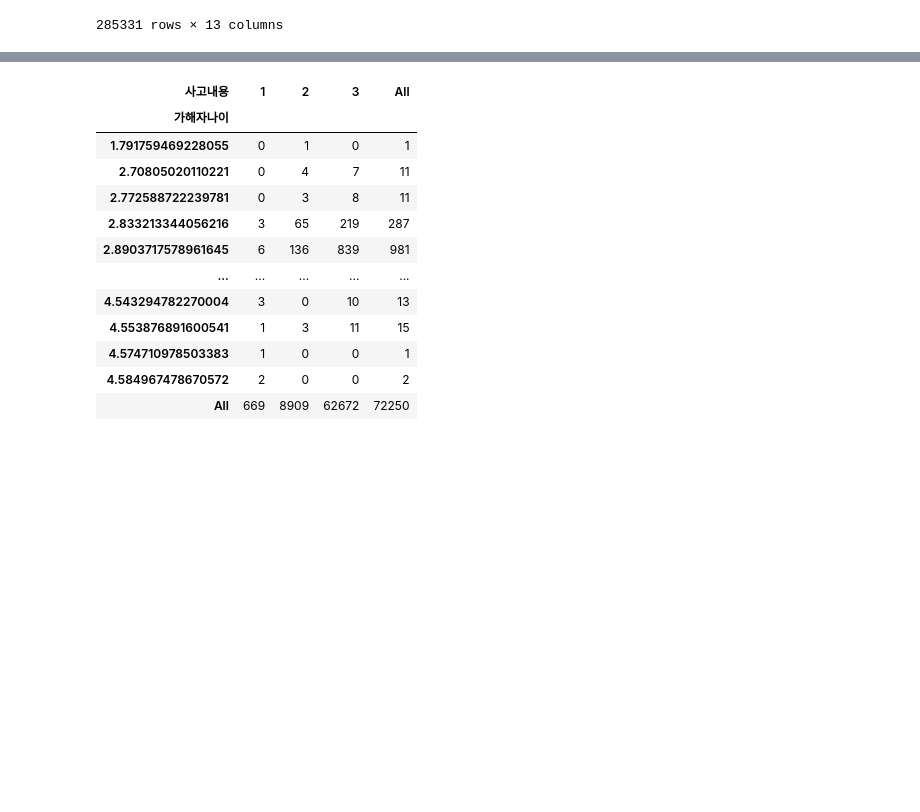
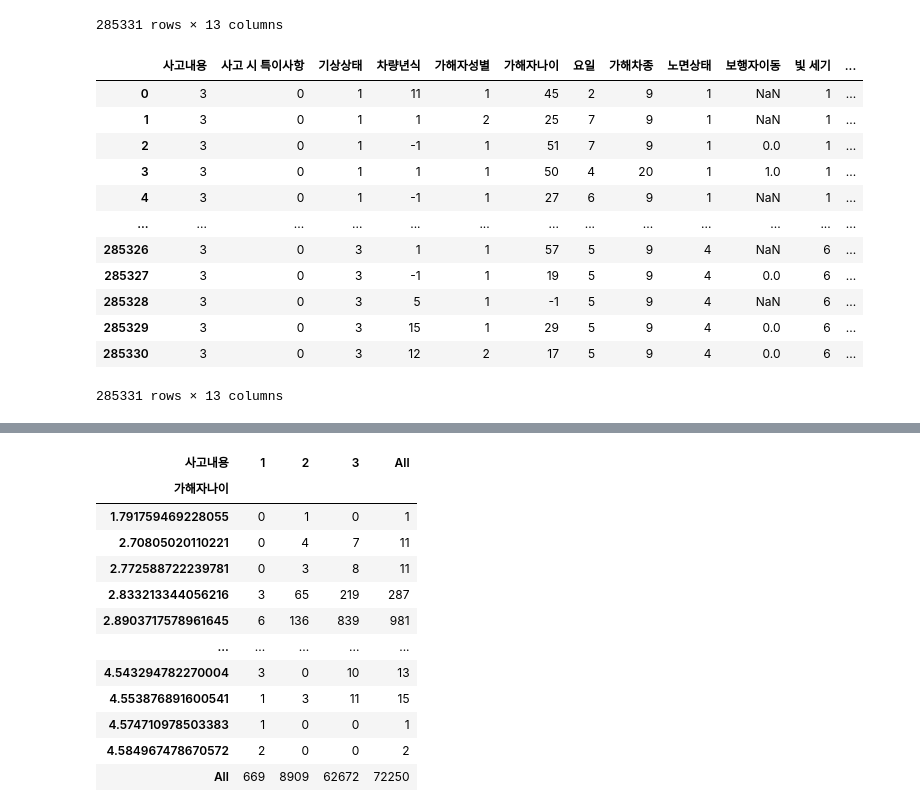
Before and after one commit to oohyun15/Prediction-of-Traffic-Accident-Risk, a Jupyter notebook: src/Preprocessing2.ipynb, the cells around one changed output, grey strips where cells are left out. Cells and saved outputs as stored; diff of their text form; code cells hidden in the pictures; blank space fills up the shorter version.

```diff
--- a/src/Preprocessing2.ipynb
+++ b/src/Preprocessing2.ipynb
@@ -229,0 +227,17 @@ df2
+# %%
+df2.rename(columns = {"도로형태 대분류" : "사고 시 특이사항" , "사고 조절" : "사고 시 통제 방법"},inplace= True)
+df2
+# %% [output]
+|  | 사고내용 | 사고 시 특이사항 | 기상상태 | 차량년식 | 가해자성별 | 가해자나이 | 요일 | 가해차종 | 노면상태 | 보행자이동 | 빛 세기 | ... |
+| 0 | 3 | 0 | 1 | 11 | 1 | 45 | 2 | 9 | 1 | NaN | 1 | ... |
+| 1 | 3 | 0 | 1 | 1 | 2 | 25 | 7 | 9 | 1 | NaN | 1 | ... |
+| 2 | 3 | 0 | 1 | -1 | 1 | 51 | 7 | 9 | 1 | 0.0 | 1 | ... |
+| 3 | 3 | 0 | 1 | 1 | 1 | 50 | 4 | 20 | 1 | 1.0 | 1 | ... |
+| 4 | 3 | 0 | 1 | -1 | 1 | 27 | 6 | 9 | 1 | NaN | 1 | ... |
+| ... | ... | ... | ... | ... | ... | ... | ... | ... | ... | ... | ... | ... |
+| 285326 | 3 | 0 | 3 | 1 | 1 | 57 | 5 | 9 | 4 | NaN | 6 | ... |
+| 285327 | 3 | 0 | 3 | -1 | 1 | 19 | 5 | 9 | 4 | 0.0 | 6 | ... |
+| 285328 | 3 | 0 | 3 | 5 | 1 | -1 | 5 | 9 | 4 | NaN | 6 | ... |
+| 285329 | 3 | 0 | 3 | 15 | 1 | 29 | 5 | 9 | 4 | 0.0 | 6 | ... |
+| 285330 | 3 | 0 | 3 | 12 | 2 | 17 | 5 | 9 | 4 | 0.0 | 6 | ... |
+285331 rows × 13 columns
```
Also changed, not shown: parts of 15 cells of this notebook, 1 other file.
